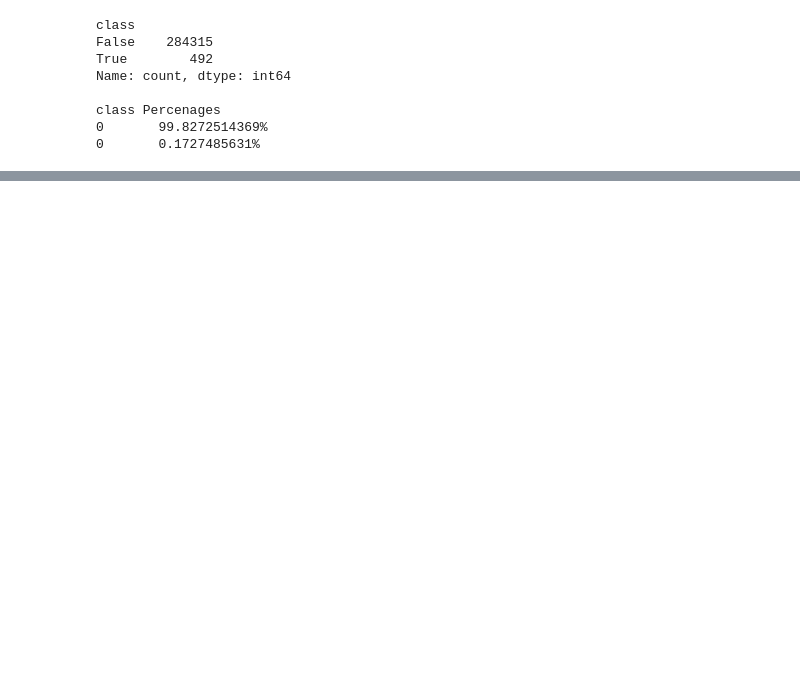
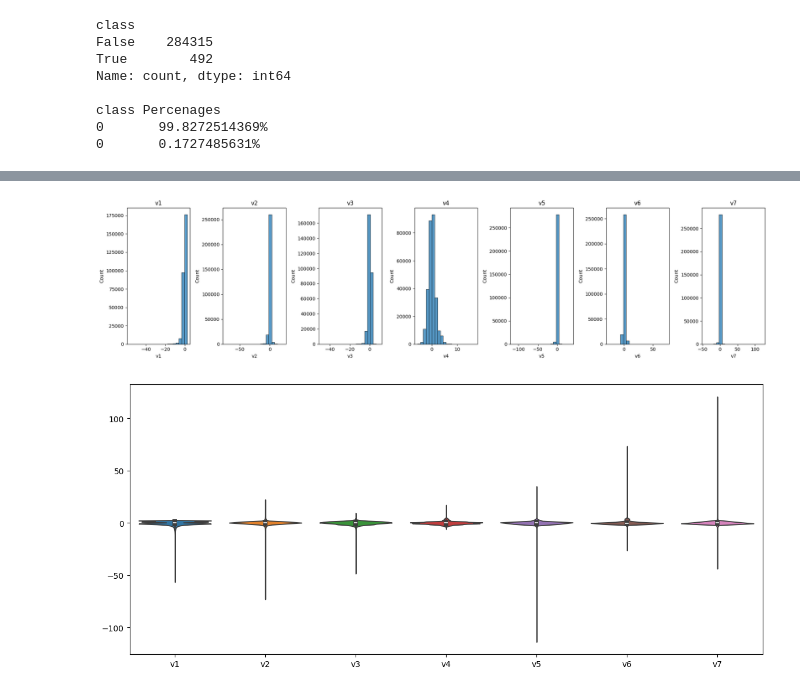
Before and after one commit to x81k25/fraud-detection, a Jupyter notebook: notebooks/01-data-discovery.ipynb, the cells around one changed output, grey strips where cells are left out. Cells and saved outputs as stored; diff of their text form; code cells hidden in the pictures; blank space fills up the shorter version.

Commit message:
update data discovery notebook

```diff
--- a/notebooks/01-data-discovery.ipynb
+++ b/notebooks/01-data-discovery.ipynb
@@ -173,0 +171,6 @@ sns.violinplot(x=cc['amount'])
+# %%
+# summary stats for time and amount
+cc_time_amount_class = cc[['amount', 'time']]
+summary_stats = cc_time_amount_class.describe()
+
+display(summary_stats)
@@ -174,15 +229,33 @@ sns.violinplot(x=cc['amount'])
+# %%
+# fucntion to display slices of the PCA compoents
+def display_pca(cc_slice):
+    summary_stats = cc_slice.describe()
+    display(summary_stats)
+
+    # display historgram
+    fig, axes = plt.subplots(1, 7, figsize=(20, 5))
+    for i, col in enumerate(cc_slice.columns):
+        sns.histplot(cc_slice[col].dropna(), ax=axes[i], bins=20)
+        axes[i].set_title(col)
+    plt.tight_layout()
+    plt.show()
+
+    # display violing plots
+    plt.figure(figsize=(14, 6))
+    sns.violinplot(data=cc_slice)
+    plt.show()
 # %%
-# analayze v1-v7
-cc_v1_v7 = cc[['v1', 'v2', 'v3', 'v4', 'v5', 'v6', 'v7']]
-summary_stats = cc_v1_v7.describe()
-display(summary_stats)
+# get summary features
+display_pca(cc[['v1', 'v2', 'v3', 'v4', 'v5', 'v6', 'v7']])
 # %% [output]
 |  | v1 | v2 | v3 | v4 | v5 | v6 | v7 |
 | count | 2.848070e+05 | 284807.000000 | 2.848070e+05 | 2.848070e+05 | 2.848070e+05 | 2.848070e+05 | 2.848070e+05 |
 | mean | 1.339397e-08 | 0.000000 | -4.800400e-08 | 6.643411e-09 | 2.657364e-08 | -1.500125e-09 | -1.071518e-09 |
 | std | 1.958696e+00 | 1.651309 | 1.516255e+00 | 1.415869e+00 | 1.380247e+00 | 1.332271e+00 | 1.237094e+00 |
 | min | -5.640751e+01 | -72.715729 | -4.832559e+01 | -5.683171e+00 | -1.137433e+02 | -2.616051e+01 | -4.355724e+01 |
 | 25% | -9.203734e-01 | -0.598550 | -8.903648e-01 | -8.486401e-01 | -6.915971e-01 | -7.682956e-01 | -5.540759e-01 |
 | 50% | 1.810880e-02 | 0.065486 | 1.798463e-01 | -1.984653e-02 | -5.433583e-02 | -2.741871e-01 | 4.010308e-02 |
 | 75% | 1.315642e+00 | 0.803724 | 1.027196e+00 | 7.433413e-01 | 6.119264e-01 | 3.985649e-01 | 5.704361e-01 |
 | max | 2.454930e+00 | 22.057730 | 9.382559e+00 | 1.687534e+01 | 3.480167e+01 | 7.330163e+01 | 1.205895e+02 |
+[figure, added]
+[figure, added]
```
Also changed, not shown: parts of 43 cells of this notebook, 5 other files.
